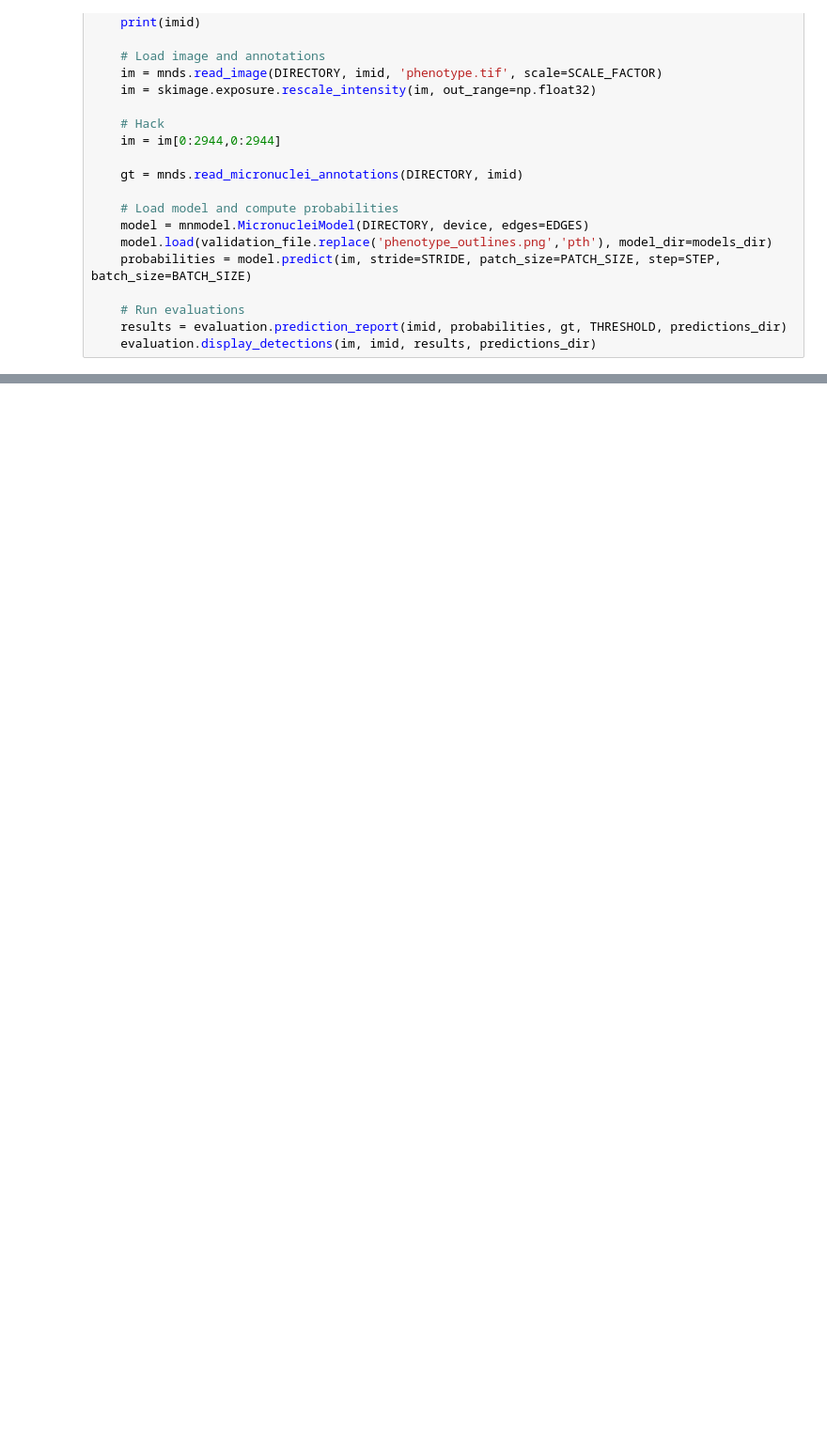
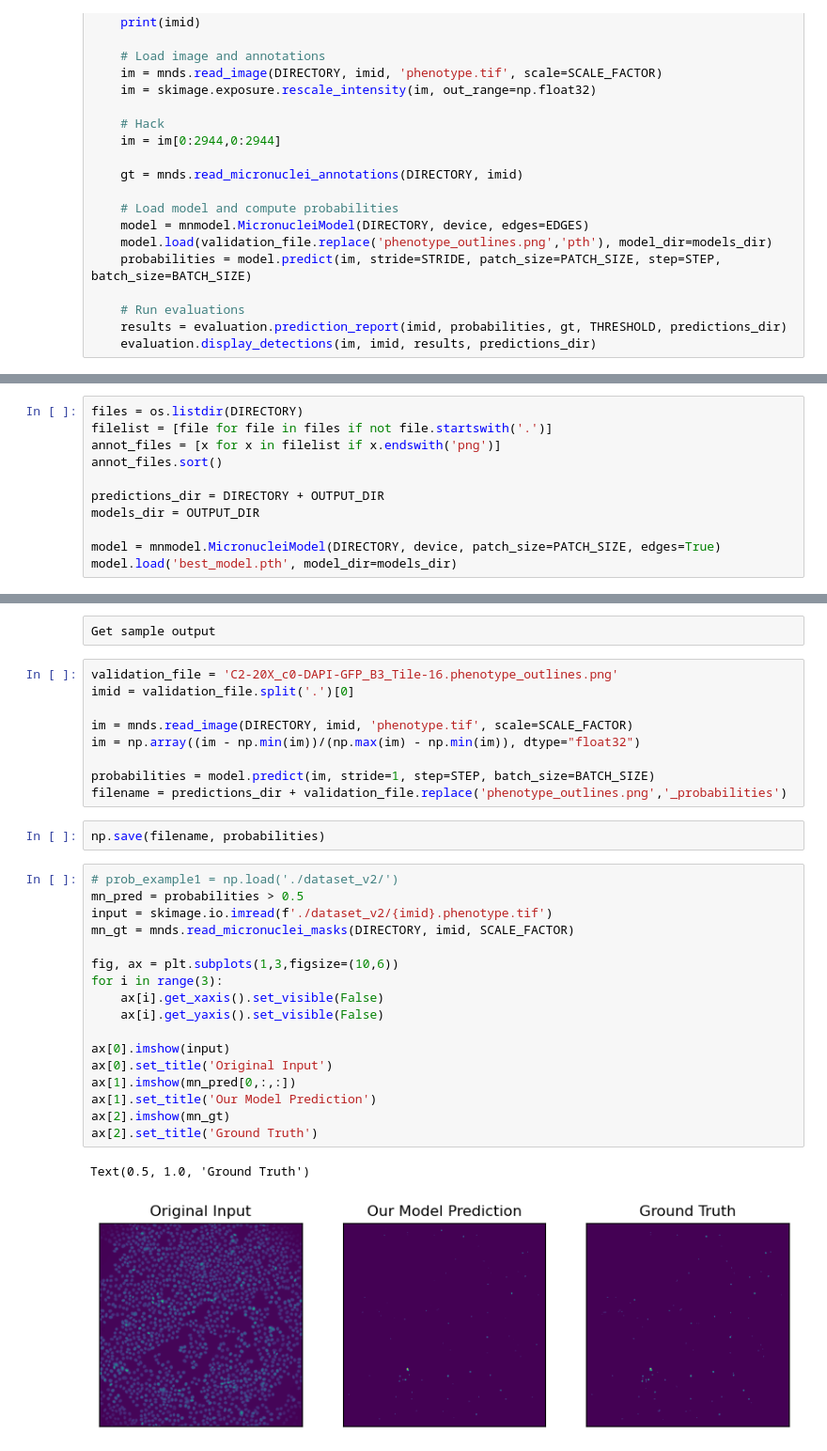
Before and after one commit to CaicedoLab/micronuclei-detection, a Jupyter notebook: microdet/prediction.ipynb, the cells around one changed output, grey strips where cells are left out. Shown: that part at 94% size. Cells and saved outputs as stored; diff of their text form; blank space fills up the shorter version.

Commit message:
add example figures for paper

```diff
--- a/microdet/prediction.ipynb
+++ b/microdet/prediction.ipynb
@@ -61,0 +111,11 @@ for i in range(len(annot_files)):
+# %%
+files = os.listdir(DIRECTORY)
+filelist = [file for file in files if not file.startswith('.')]
+annot_files = [x for x in filelist if x.endswith('png')]
+annot_files.sort()
+
+predictions_dir = DIRECTORY + OUTPUT_DIR
+models_dir = OUTPUT_DIR
+
+model = mnmodel.MicronucleiModel(DIRECTORY, device, patch_size=PATCH_SIZE, edges=True)
+model.load('best_model.pth', model_dir=models_dir)
@@ -61,0 +145,33 @@ for i in range(len(annot_files)):
+# %% [raw]
+Get sample output
+# %%
+validation_file = 'C2-20X_c0-DAPI-GFP_B3_Tile-16.phenotype_outlines.png'
+imid = validation_file.split('.')[0]
+
+im = mnds.read_image(DIRECTORY, imid, 'phenotype.tif', scale=SCALE_FACTOR)
+im = np.array((im - np.min(im))/(np.max(im) - np.min(im)), dtype="float32")
+
+probabilities = model.predict(im, stride=1, step=STEP, batch_size=BATCH_SIZE)
+filename = predictions_dir + validation_file.replace('phenotype_outlines.png','_probabilities')
+# %%
+np.save(filename, probabilities)
+# %%
+# prob_example1 = np.load('./dataset_v2/')
+mn_pred = probabilities > 0.5
+input = skimage.io.imread(f'./dataset_v2/{imid}.phenotype.tif')
+mn_gt = mnds.read_micronuclei_masks(DIRECTORY, imid, SCALE_FACTOR)
+
+fig, ax = plt.subplots(1,3,figsize=(10,6))
+for i in range(3):
+    ax[i].get_xaxis().set_visible(False)
+    ax[i].get_yaxis().set_visible(False)
+
+ax[0].imshow(input)
+ax[0].set_title('Original Input')
+ax[1].imshow(mn_pred[0,:,:])
+ax[1].set_title('Our Model Prediction')
+ax[2].imshow(mn_gt)
+ax[2].set_title('Ground Truth')
+# %% [output]
+Text(0.5, 1.0, 'Ground Truth')
+[figure, added]
```
Also changed, not shown: parts of 6 cells of this notebook.
